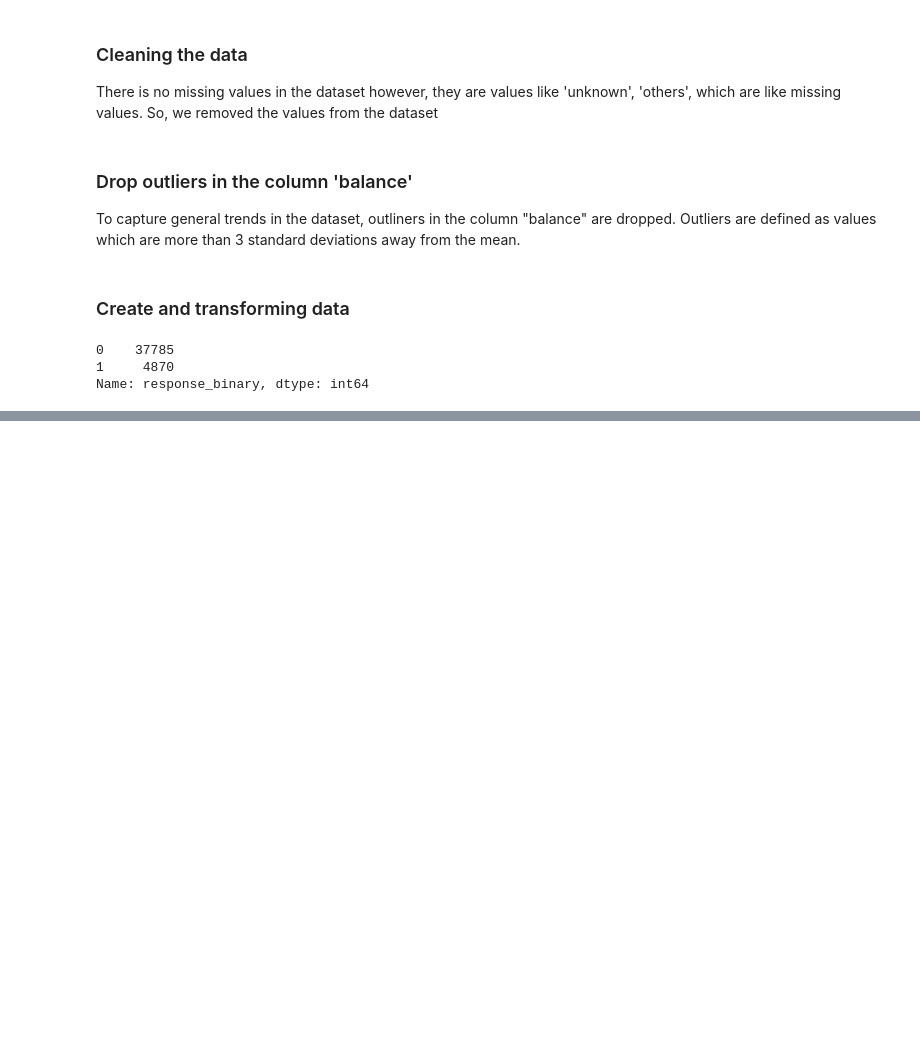
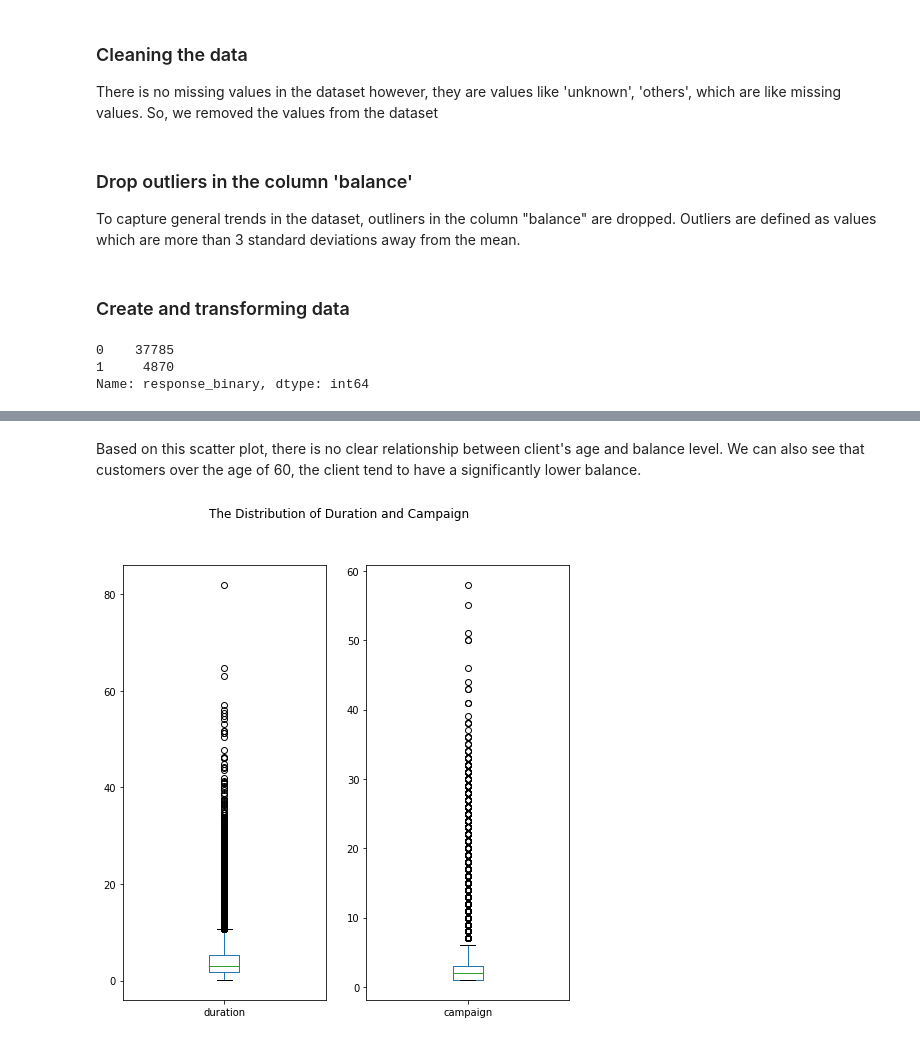
Before and after one commit to rcortezk9/bank_telemarketing, a Jupyter notebook: telemarketing_project.ipynb, the cells around one changed output, grey strips where cells are left out. Saved outputs shown, nothing was run; the diff lists cells and outputs as text; code cells hidden in the pictures; blank space fills up the shorter version.

```diff
--- a/telemarketing_project.ipynb
+++ b/telemarketing_project.ipynb
@@ -94,0 +169,14 @@ Name: response_binary, dtype: int64
+# %% [markdown]
+<p>Based on this scatter plot, there is no clear relationship between client's age and balance
+level. We can also see that customers over the age of 60, the client tend to have a significantly
+lower balance.</p>
+# %%
+#Visualize the distribution of 'duration' & 'campaign'
+dist_dur_cam = dataset7[['duration','campaign']].plot(kind = 'box',
+                                                      figsize = (8,8),
+                                                      subplots = True, layout = (1,2),
+                                                      sharex = False, sharey = False,
+                                                      title='The Distribution of Duration and Campaign')
+plt.show()
+# %% [output]
+[figure, added]
```
Also changed, not shown: parts of 11 cells of this notebook.
